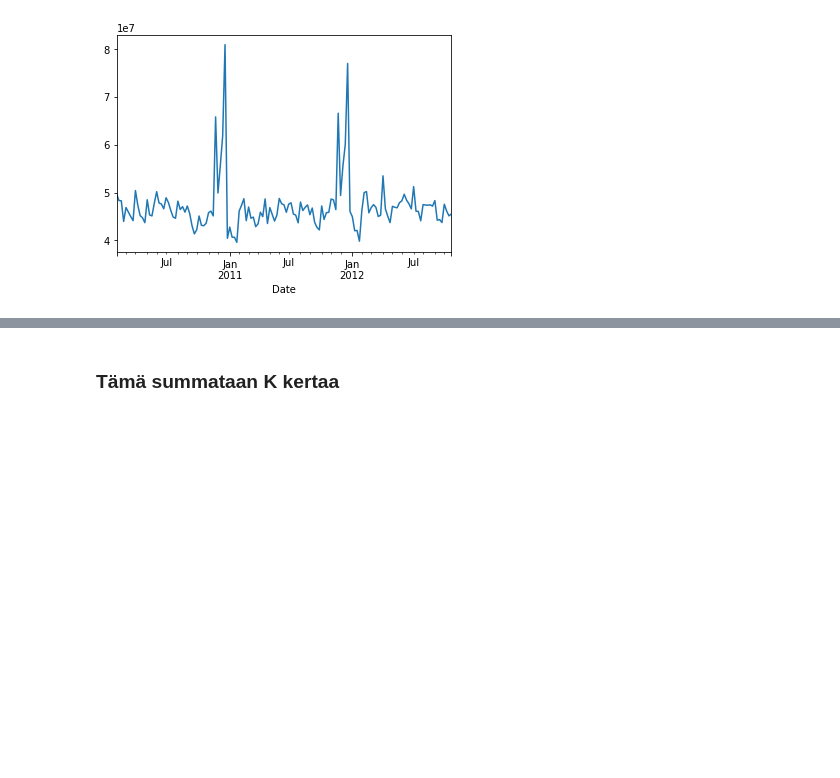
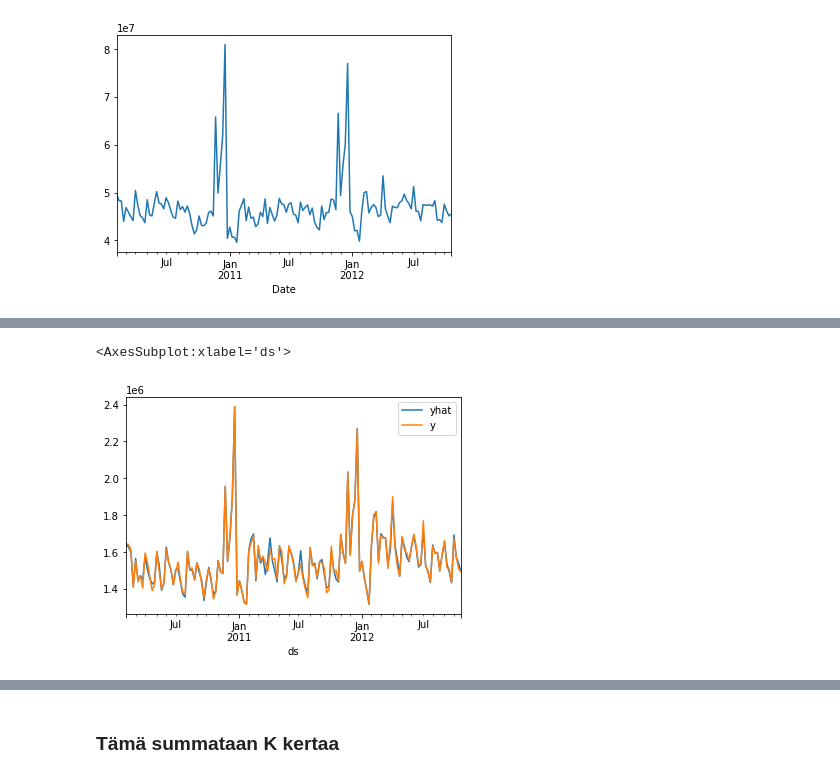
Before and after one commit to leevirontySF/BSC_thesis, a Jupyter notebook: Untitled.ipynb, the cells around one changed output, grey strips where cells are left out. Cells and saved outputs as stored; diff of their text form; code cells hidden in the pictures; blank space fills up the shorter version.

```diff
--- a/Untitled.ipynb
+++ b/Untitled.ipynb
@@ -319,0 +530,6 @@ d = m1.history.sample(frac=1)
+# %%
+ax = fc.plot(x='ds', y='yhat')
+m4.history.plot(x='ds', y='y', ax=ax)
+# %% [output]
+<AxesSubplot:xlabel='ds'>
+[figure, added]
```
Also changed, not shown: parts of 63 cells of this notebook, 2 other files.
